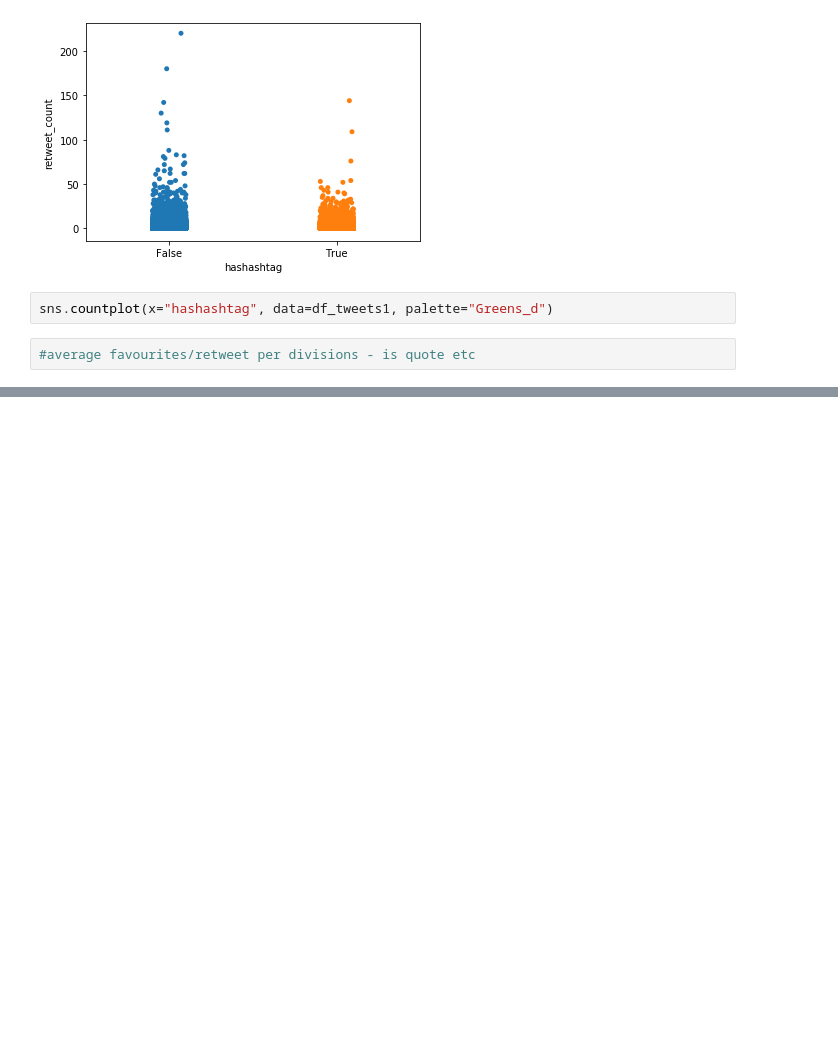
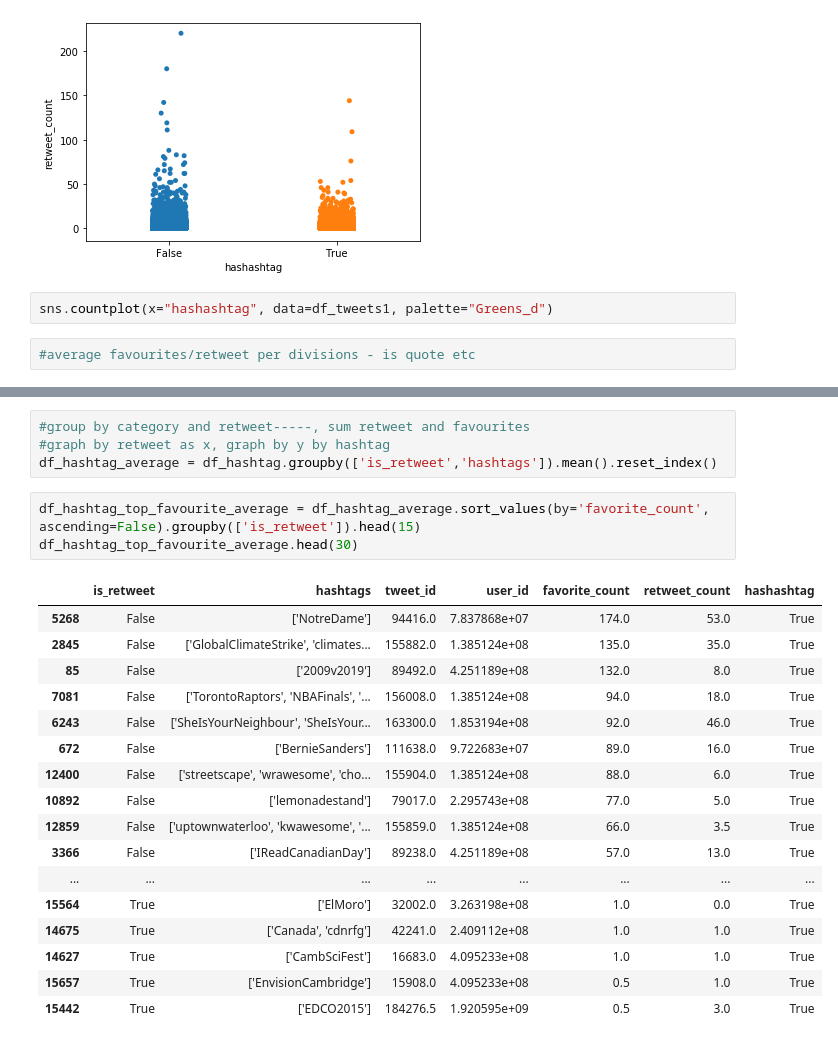
Before and after one commit to douglas-thoms/Datathon-2021-10-16, a Jupyter notebook: Douglas EDA.ipynb, the cells around one changed output, grey strips where cells are left out. Drawn from its saved outputs; the diff is of its cells as text; blank space fills up the shorter version.

```diff
--- a/Douglas EDA.ipynb
+++ b/Douglas EDA.ipynb
@@ -248,0 +273,25 @@ sns.countplot(x="hashashtag", data=df_tweets1, palette="Greens_d")
+# %%
+#group by category and retweet-----, sum retweet and favourites
+#graph by retweet as x, graph by y by hashtag
+df_hashtag_average = df_hashtag.groupby(['is_retweet','hashtags']).mean().reset_index()
+# %%
+df_hashtag_top_favourite_average = df_hashtag_average.sort_values(by='favorite_count', ascending=False).groupby(['is_retweet']).head(15)
+df_hashtag_top_favourite_average.head(30)
+# %% [output]
+|  | is_retweet | hashtags | tweet_id | user_id | favorite_count | retweet_count | hashashtag |
+| 5268 | False | ['NotreDame'] | 94416.0 | 7.837868e+07 | 174.0 | 53.0 | True |
+| 2845 | False | ['GlobalClimateStrike', 'climates... | 155882.0 | 1.385124e+08 | 135.0 | 35.0 | True |
+| 85 | False | ['2009v2019'] | 89492.0 | 4.251189e+08 | 132.0 | 8.0 | True |
+| 7081 | False | ['TorontoRaptors', 'NBAFinals', '... | 156008.0 | 1.385124e+08 | 94.0 | 18.0 | True |
+| 6243 | False | ['SheIsYourNeighbour', 'SheIsYour... | 163300.0 | 1.853194e+08 | 92.0 | 46.0 | True |
+| 672 | False | ['BernieSanders'] | 111638.0 | 9.722683e+07 | 89.0 | 16.0 | True |
+| 12400 | False | ['streetscape', 'wrawesome', 'cho... | 155904.0 | 1.385124e+08 | 88.0 | 6.0 | True |
+| 10892 | False | ['lemonadestand'] | 79017.0 | 2.295743e+08 | 77.0 | 5.0 | True |
+| 12859 | False | ['uptownwaterloo', 'kwawesome', '... | 155859.0 | 1.385124e+08 | 66.0 | 3.5 | True |
+| 3366 | False | ['IReadCanadianDay'] | 89238.0 | 4.251189e+08 | 57.0 | 13.0 | True |
+| ... | ... | ... | ... | ... | ... | ... | ... |
+| 15564 | True | ['ElMoro'] | 32002.0 | 3.263198e+08 | 1.0 | 0.0 | True |
+| 14675 | True | ['Canada', 'cdnrfg'] | 42241.0 | 2.409112e+08 | 1.0 | 1.0 | True |
+| 14627 | True | ['CambSciFest'] | 16683.0 | 4.095233e+08 | 1.0 | 1.0 | True |
+| 15657 | True | ['EnvisionCambridge'] | 15908.0 | 4.095233e+08 | 0.5 | 1.0 | True |
+| 15442 | True | ['EDCO2015'] | 184276.5 | 1.920595e+09 | 0.5 | 3.0 | True |
```
Also changed, not shown: parts of 4 cells of this notebook.
